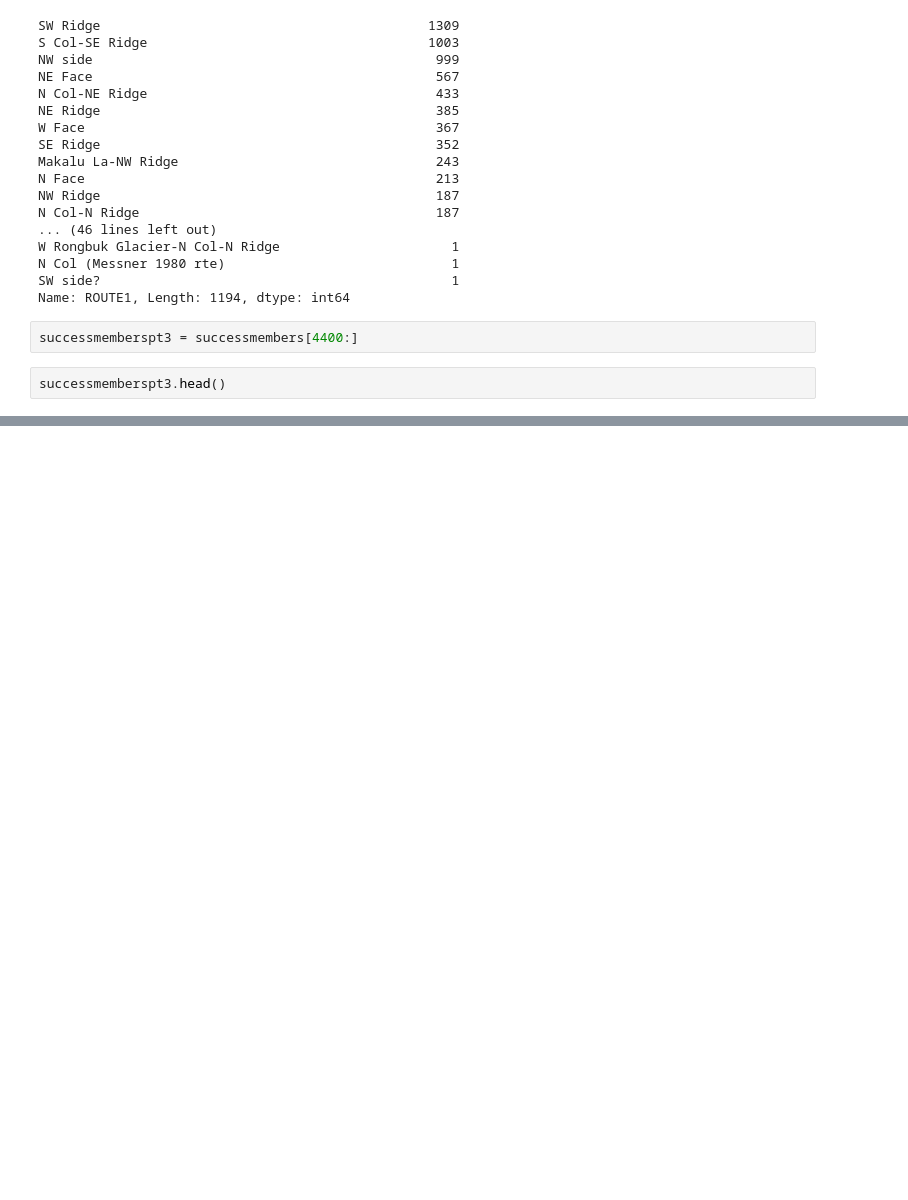
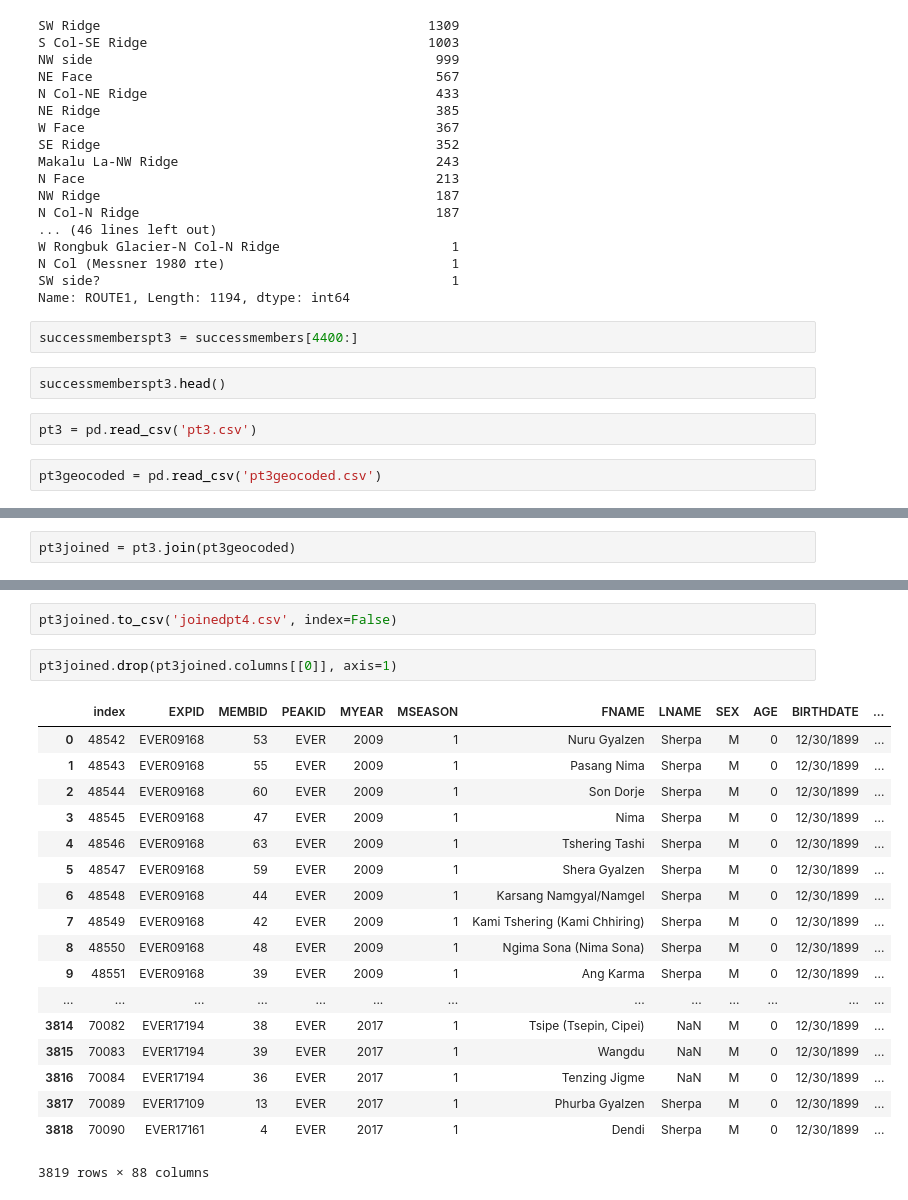
Before and after one commit to elbertwang3/himalayas, a Jupyter notebook: data/Untitled.ipynb, the cells around one changed output, grey strips where cells are left out. Drawn from its saved outputs; the diff is of its cells as text; blank space fills up the shorter version.

```diff
--- a/data/Untitled.ipynb
+++ b/data/Untitled.ipynb
@@ -433,3 +462,7 @@ Name: ROUTE1, Length: 1194, dtype: int64
 successmemberspt3 = successmembers[4400:]
 # %%
 successmemberspt3.head()
+# %%
+pt3 = pd.read_csv('pt3.csv')
+# %%
+pt3geocoded = pd.read_csv('pt3geocoded.csv')
@@ -435,0 +478,2 @@ successmemberspt3.head()
+# %%
+pt3joined = pt3.join(pt3geocoded)
@@ -435,0 +489,23 @@ successmemberspt3.head()
+# %%
+pt3joined.to_csv('joinedpt4.csv', index=False)
+# %%
+pt3joined.drop(pt3joined.columns[[0]], axis=1)
+# %% [output]
+|  | index | EXPID | MEMBID | PEAKID | MYEAR | MSEASON | FNAME | LNAME | SEX | AGE | BIRTHDATE | ... |
+| 0 | 48542 | EVER09168 | 53 | EVER | 2009 | 1 | Nuru Gyalzen | Sherpa | M | 0 | 12/30/1899 | ... |
+| 1 | 48543 | EVER09168 | 55 | EVER | 2009 | 1 | Pasang Nima | Sherpa | M | 0 | 12/30/1899 | ... |
+| 2 | 48544 | EVER09168 | 60 | EVER | 2009 | 1 | Son Dorje | Sherpa | M | 0 | 12/30/1899 | ... |
+| 3 | 48545 | EVER09168 | 47 | EVER | 2009 | 1 | Nima | Sherpa | M | 0 | 12/30/1899 | ... |
+| 4 | 48546 | EVER09168 | 63 | EVER | 2009 | 1 | Tshering Tashi | Sherpa | M | 0 | 12/30/1899 | ... |
+| 5 | 48547 | EVER09168 | 59 | EVER | 2009 | 1 | Shera Gyalzen | Sherpa | M | 0 | 12/30/1899 | ... |
+| 6 | 48548 | EVER09168 | 44 | EVER | 2009 | 1 | Karsang Namgyal/Namgel | Sherpa | M | 0 | 12/30/1899 | ... |
+| 7 | 48549 | EVER09168 | 42 | EVER | 2009 | 1 | Kami Tshering (Kami Chhiring) | Sherpa | M | 0 | 12/30/1899 | ... |
+| 8 | 48550 | EVER09168 | 48 | EVER | 2009 | 1 | Ngima Sona (Nima Sona) | Sherpa | M | 0 | 12/30/1899 | ... |
+| 9 | 48551 | EVER09168 | 39 | EVER | 2009 | 1 | Ang Karma | Sherpa | M | 0 | 12/30/1899 | ... |
+| ... | ... | ... | ... | ... | ... | ... | ... | ... | ... | ... | ... | ... |
+| 3814 | 70082 | EVER17194 | 38 | EVER | 2017 | 1 | Tsipe (Tsepin, Cipei) | NaN | M | 0 | 12/30/1899 | ... |
+| 3815 | 70083 | EVER17194 | 39 | EVER | 2017 | 1 | Wangdu | NaN | M | 0 | 12/30/1899 | ... |
+| 3816 | 70084 | EVER17194 | 36 | EVER | 2017 | 1 | Tenzing Jigme | NaN | M | 0 | 12/30/1899 | ... |
+| 3817 | 70089 | EVER17109 | 13 | EVER | 2017 | 1 | Phurba Gyalzen | Sherpa | M | 0 | 12/30/1899 | ... |
+| 3818 | 70090 | EVER17161 | 4 | EVER | 2017 | 1 | Dendi | Sherpa | M | 0 | 12/30/1899 | ... |
+3819 rows × 88 columns
```
Also changed, not shown: parts of 12 cells of this notebook, 11 other files.
